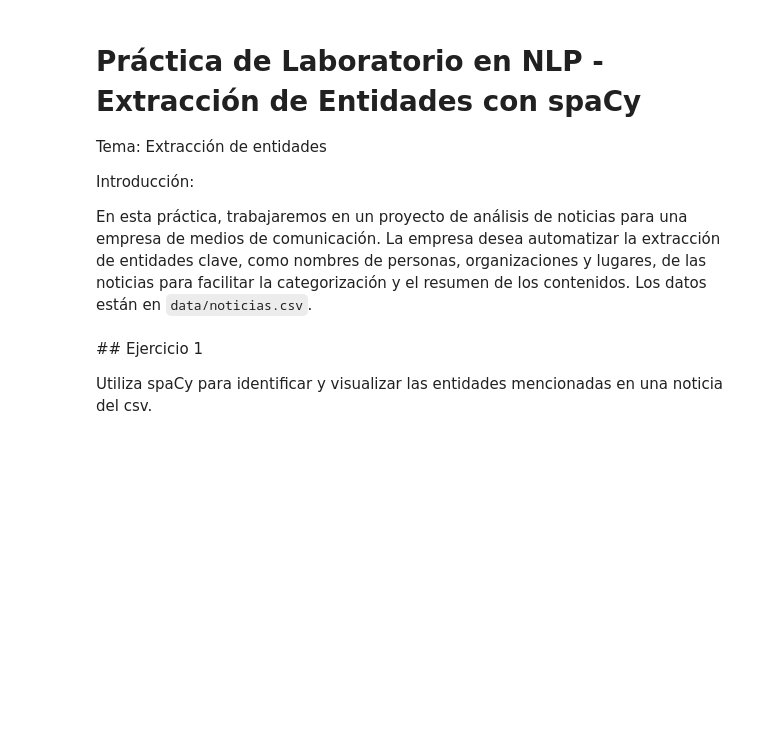
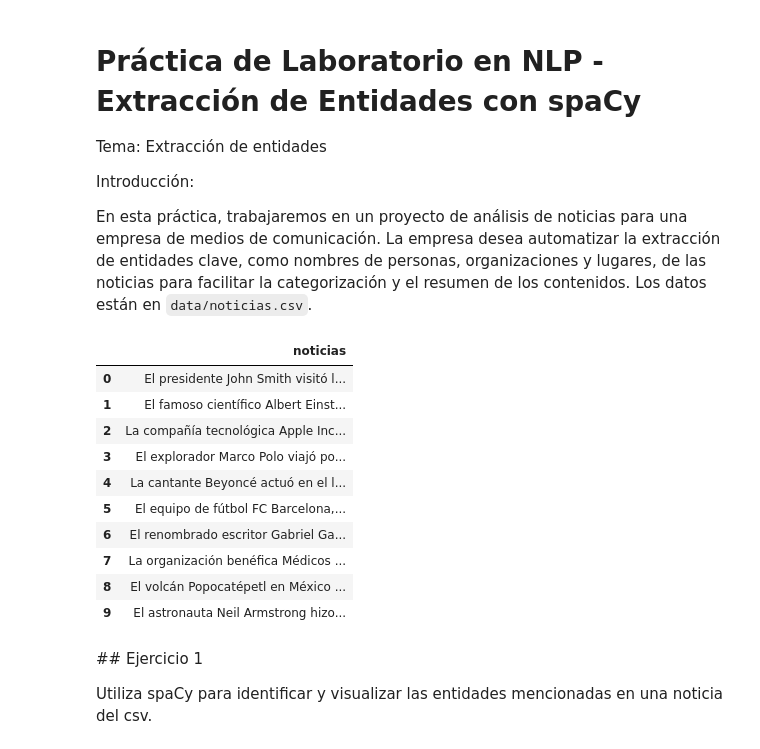
Before and after one commit to blackalle/NLP, a Jupyter notebook: Lab_09_Reto_Noticias_Entity_Extraction_spaCy_SR.ipynb, the cells around one changed output. Drawn from its saved outputs; the diff is of its cells as text; code cells hidden in the pictures; blank space fills up the shorter version.

```diff
--- a/Lab_09_Reto_Noticias_Entity_Extraction_spaCy_SR.ipynb
+++ b/Lab_09_Reto_Noticias_Entity_Extraction_spaCy_SR.ipynb
@@ -15,7 +15,20 @@ import pandas as pd
 
 nlp_es = spacy.load('es_core_news_lg')
 # %%
-df = pd.read_csv("data/noticias.csv")
+df = pd.read_csv("noticias.csv")
+df
+# %% [output]
+|  | noticias |
+| 0 | El presidente John Smith visitó l... |
+| 1 | El famoso científico Albert Einst... |
+| 2 | La compañía tecnológica Apple Inc... |
+| 3 | El explorador Marco Polo viajó po... |
+| 4 | La cantante Beyoncé actuó en el l... |
+| 5 | El equipo de fútbol FC Barcelona,... |
+| 6 | El renombrado escritor Gabriel Ga... |
+| 7 | La organización benéfica Médicos ... |
+| 8 | El volcán Popocatépetl en México ... |
+| 9 | El astronauta Neil Armstrong hizo... |
 # %% [markdown]
 ## Ejercicio 1
 
```
Also changed, not shown: parts of 3 cells of this notebook.
